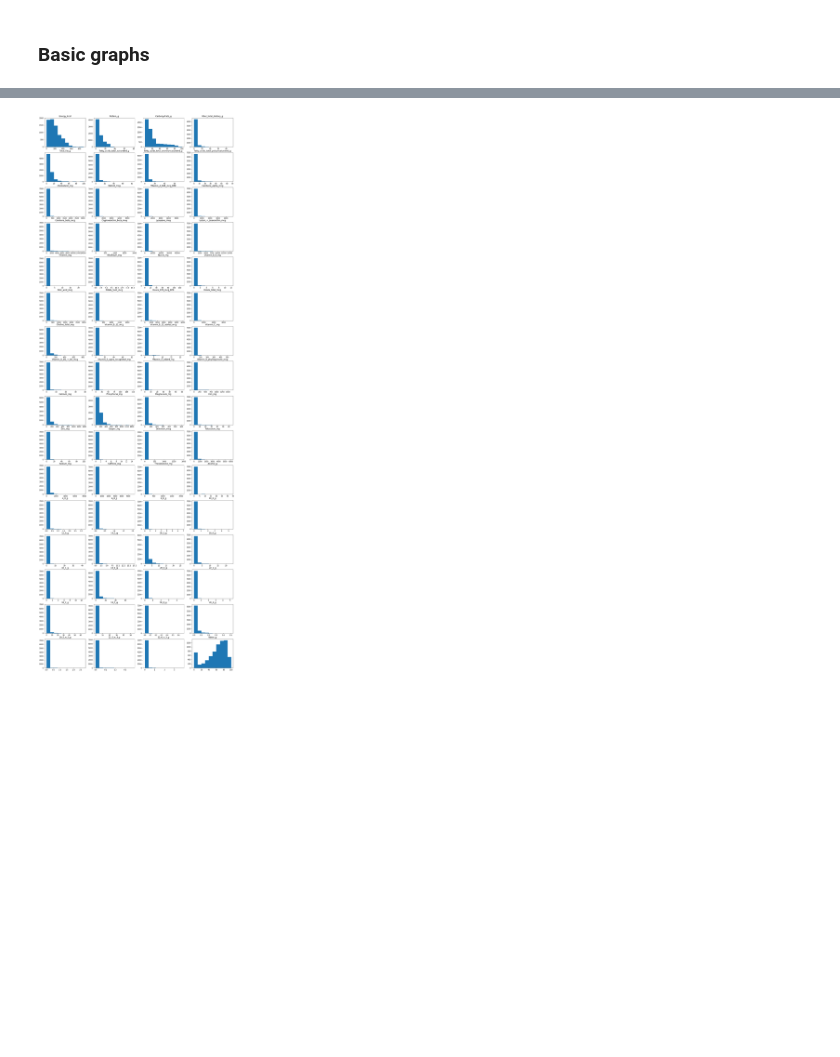
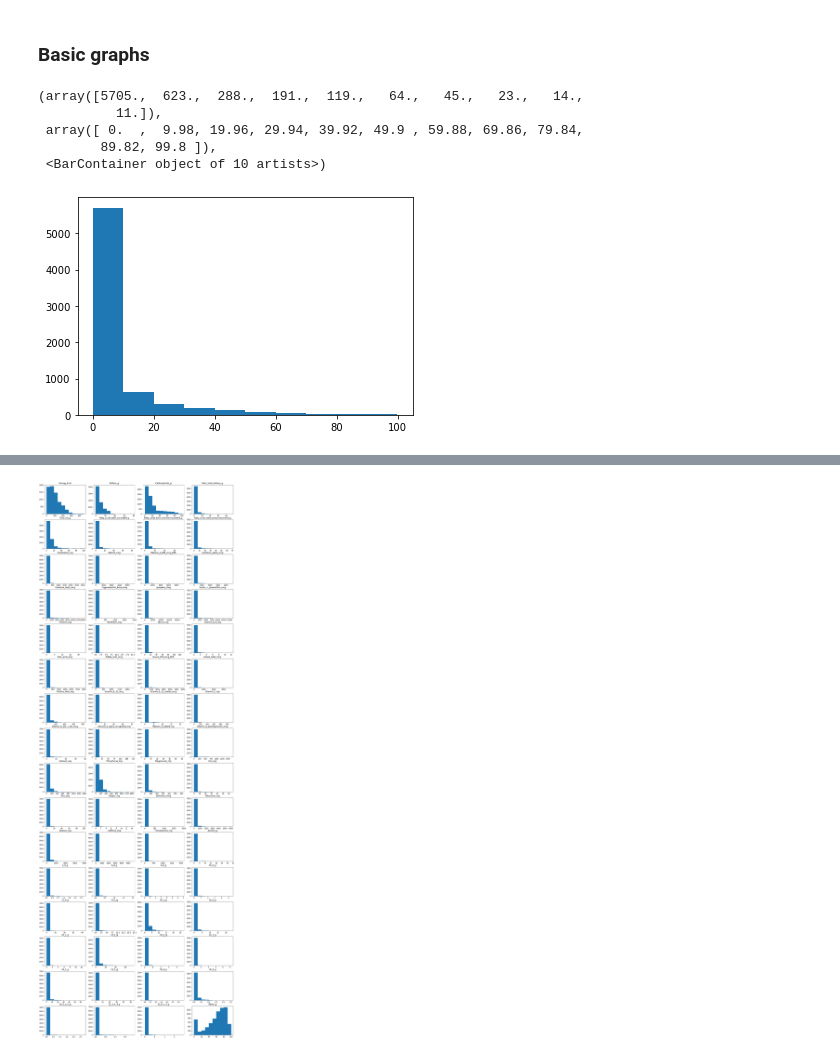
Before and after one commit to melodygr/food_data, a Jupyter notebook: WW Sugar Prediction.ipynb, the cells around one changed output, grey strips where cells are left out. Drawn from its saved outputs; the diff is of its cells as text; code cells hidden in the pictures; blank space fills up the shorter version.

```diff
--- a/WW Sugar Prediction.ipynb
+++ b/WW Sugar Prediction.ipynb
@@ -112,3 +112,12 @@ X.head()
 ## Exploratory Data Analysis
 # %% [markdown]
 ### Basic graphs
+# %%
+plt.hist(y)
+# %% [output]
+(array([5705.,  623.,  288.,  191.,  119.,   64.,   45.,   23.,   14.,
+          11.]),
+ array([ 0.  ,  9.98, 19.96, 29.94, 39.92, 49.9 , 59.88, 69.86, 79.84,
+        89.82, 99.8 ]),
+ <BarContainer object of 10 artists>)
+[figure, added]
```
Also changed, not shown: parts of 45 cells of this notebook.
